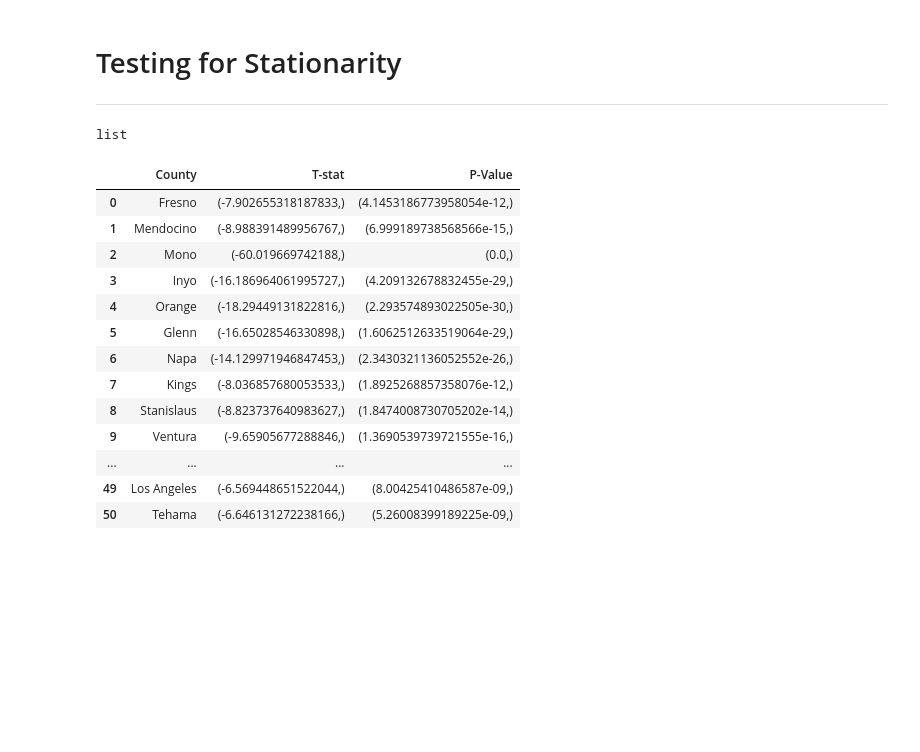
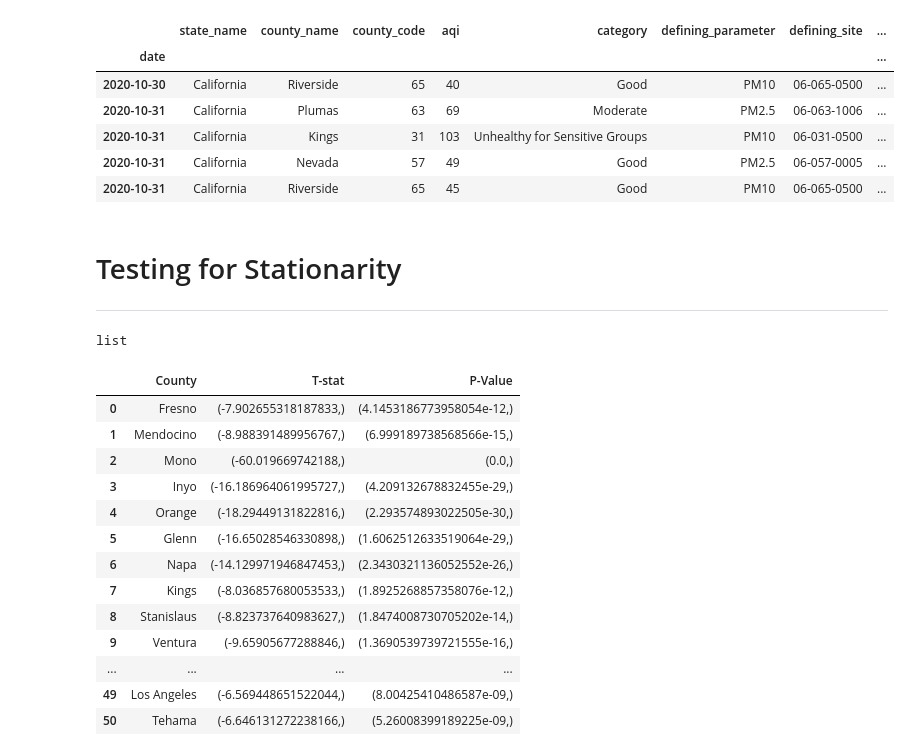
Before and after one commit to qghaemi/ga_project_5, a Jupyter notebook: Modeling_LA_County_AL-AR model.ipynb, the cells around one changed output. Cells and saved outputs as stored; diff of their text form; code cells hidden in the pictures; blank space fills up the shorter version.

```diff
--- a/Modeling_LA_County_AL-AR model.ipynb
+++ b/Modeling_LA_County_AL-AR model.ipynb
@@ -17,6 +17,16 @@ df['date'] = pd.to_datetime(df['date'])
 # %%
 df.set_index('date', inplace=True)
 df.sort_index(inplace=True)
+# %%
+df.tail()
+# %% [output]
+|  | state_name | county_name | county_code | aqi | category | defining_parameter | defining_site | ... |
+| date |  |  |  |  |  |  |  | ... |
+| 2020-10-30 | California | Riverside | 65 | 40 | Good | PM10 | 06-065-0500 | ... |
+| 2020-10-31 | California | Plumas | 63 | 69 | Moderate | PM2.5 | 06-063-1006 | ... |
+| 2020-10-31 | California | Kings | 31 | 103 | Unhealthy for Sensitive Groups | PM10 | 06-031-0500 | ... |
+| 2020-10-31 | California | Nevada | 57 | 49 | Good | PM2.5 | 06-057-0005 | ... |
+| 2020-10-31 | California | Riverside | 65 | 45 | Good | PM10 | 06-065-0500 | ... |
 # %% [markdown]
 # Testing for Stationarity
 
```
Also changed, not shown: parts of 1 cell of this notebook, 2 other files.
